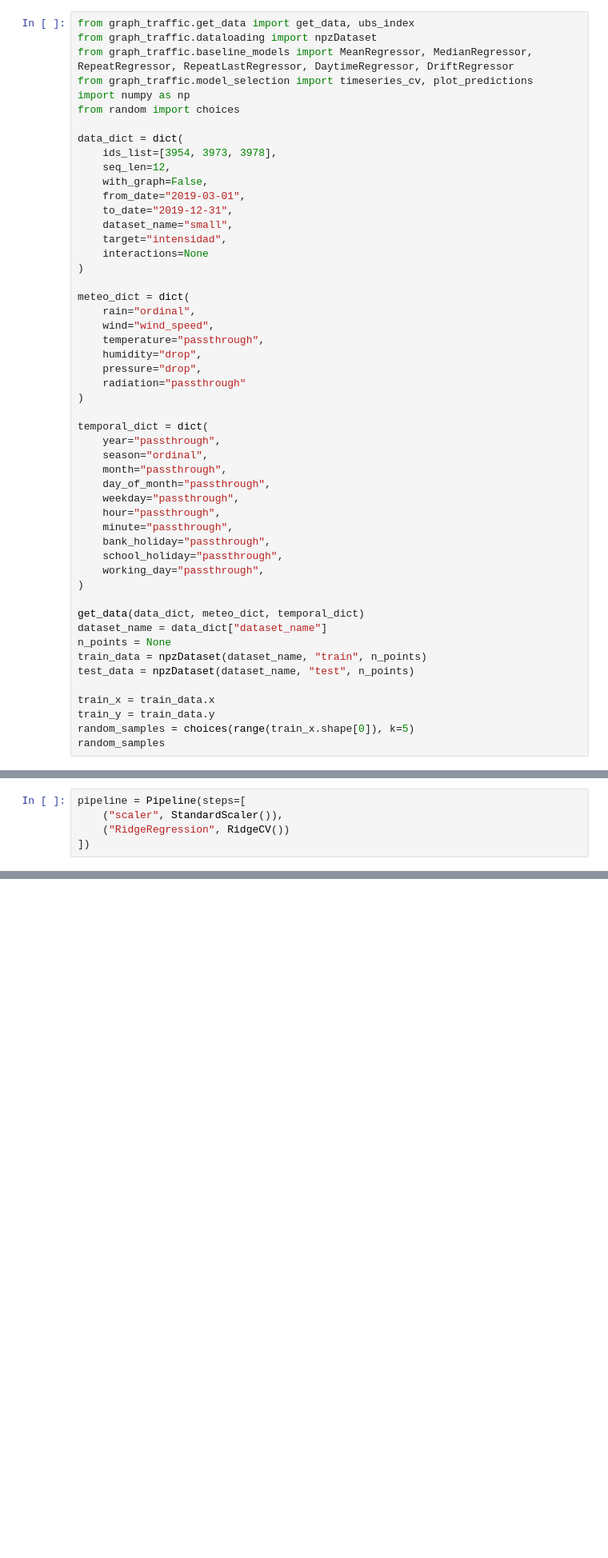
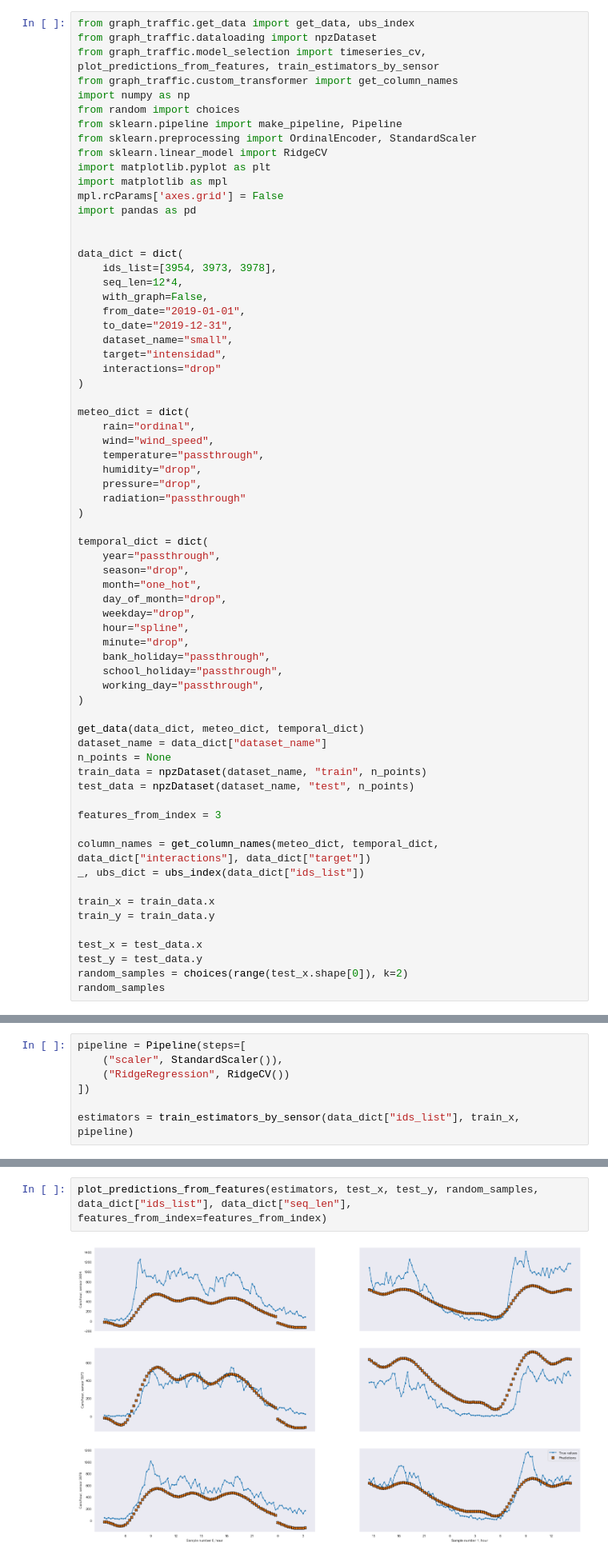
Before and after one commit to elena-sg/madrid-traffic, a Jupyter notebook: notebooks/05-regression.ipynb, the cells around one changed output, grey strips where cells are left out. Shown: that part at 80% size. Drawn from its saved outputs; the diff is of its cells as text; blank space fills up the shorter version.

```diff
--- a/notebooks/05-regression.ipynb
+++ b/notebooks/05-regression.ipynb
@@ -3,20 +3,28 @@
 # %%
 from graph_traffic.get_data import get_data, ubs_index
 from graph_traffic.dataloading import npzDataset
-from graph_traffic.baseline_models import MeanRegressor, MedianRegressor, RepeatRegressor, RepeatLastRegressor, DaytimeRegressor, DriftRegressor
-from graph_traffic.model_selection import timeseries_cv, plot_predictions
+from graph_traffic.model_selection import timeseries_cv, plot_predictions_from_features, train_estimators_by_sensor
+from graph_traffic.custom_transformer import get_column_names
 import numpy as np
 from random import choices
+from sklearn.pipeline import make_pipeline, Pipeline
+from sklearn.preprocessing import OrdinalEncoder, StandardScaler
+from sklearn.linear_model import RidgeCV
+import matplotlib.pyplot as plt
+import matplotlib as mpl
+mpl.rcParams['axes.grid'] = False
+import pandas as pd
+
 
 data_dict = dict(
     ids_list=[3954, 3973, 3978],
-    seq_len=12,
+    seq_len=12*4,
     with_graph=False,
-    from_date="2019-03-01",
+    from_date="2019-01-01",
     to_date="2019-12-31",
     dataset_name="small",
     target="intensidad",
-    interactions=None
+    interactions="drop"
 )
 
 meteo_dict = dict(
@@ -30,12 +38,12 @@ meteo_dict = dict(
 
 temporal_dict = dict(
     year="passthrough",
-    season="ordinal",
-    month="passthrough",
-    day_of_month="passthrough",
-    weekday="passthrough",
-    hour="passthrough",
-    minute="passthrough",
+    season="drop",
+    month="one_hot",
+    day_of_month="drop",
+    weekday="drop",
+    hour="spline",
+    minute="drop",
     bank_holiday="passthrough",
     school_holiday="passthrough",
     working_day="passthrough",
@@ -47,7 +55,15 @@ n_points = None
 train_data = npzDataset(dataset_name, "train", n_points)
 test_data = npzDataset(dataset_name, "test", n_points)
 
+features_from_index = 3
+
+column_names = get_column_names(meteo_dict, temporal_dict, data_dict["interactions"], data_dict["target"])
+_, ubs_dict = ubs_index(data_dict["ids_list"])
+
 train_x = train_data.x
 train_y = train_data.y
-random_samples = choices(range(train_x.shape[0]), k=5)
+
+test_x = test_data.x
+test_y = test_data.y
+random_samples = choices(range(test_x.shape[0]), k=2)
 random_samples
@@ -66,3 +82,5 @@ pipeline = Pipeline(steps=[
     ("scaler", StandardScaler()),
     ("RidgeRegression", RidgeCV())
 ])
+
+estimators = train_estimators_by_sensor(data_dict["ids_list"], train_x, pipeline)
@@ -68,0 +91,4 @@ pipeline = Pipeline(steps=[
+# %%
+plot_predictions_from_features(estimators, test_x, test_y, random_samples, data_dict["ids_list"], data_dict["seq_len"], features_from_index=features_from_index)
+# %% [output]
+[figure, added]
```
Also changed, not shown: parts of 82 cells of this notebook, 3 other files.
